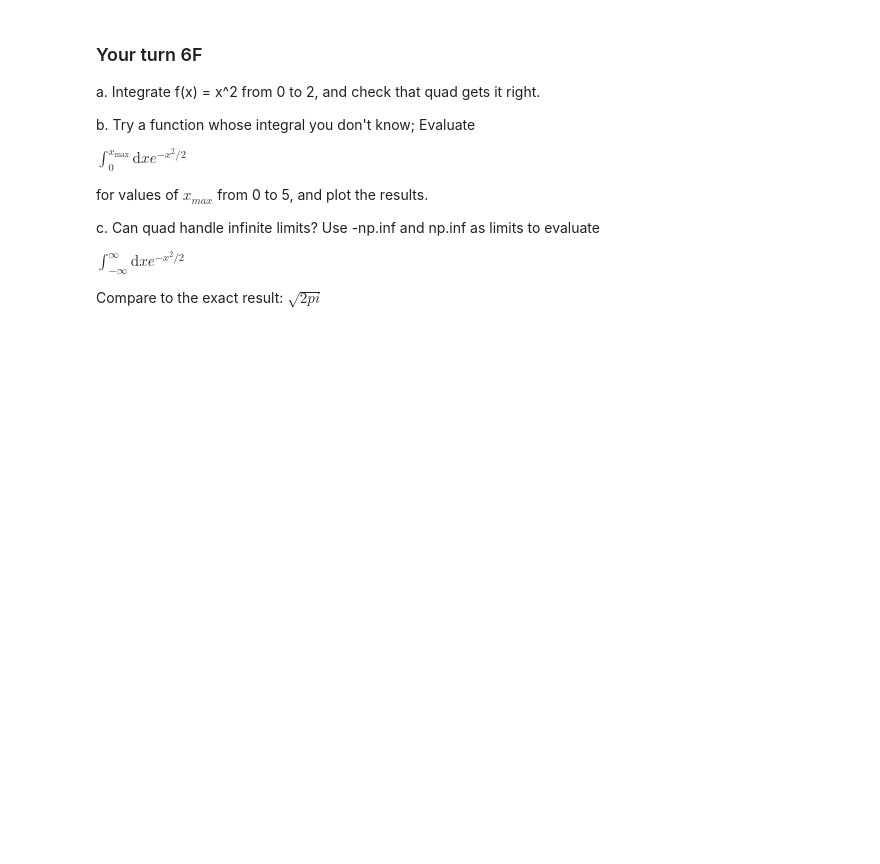
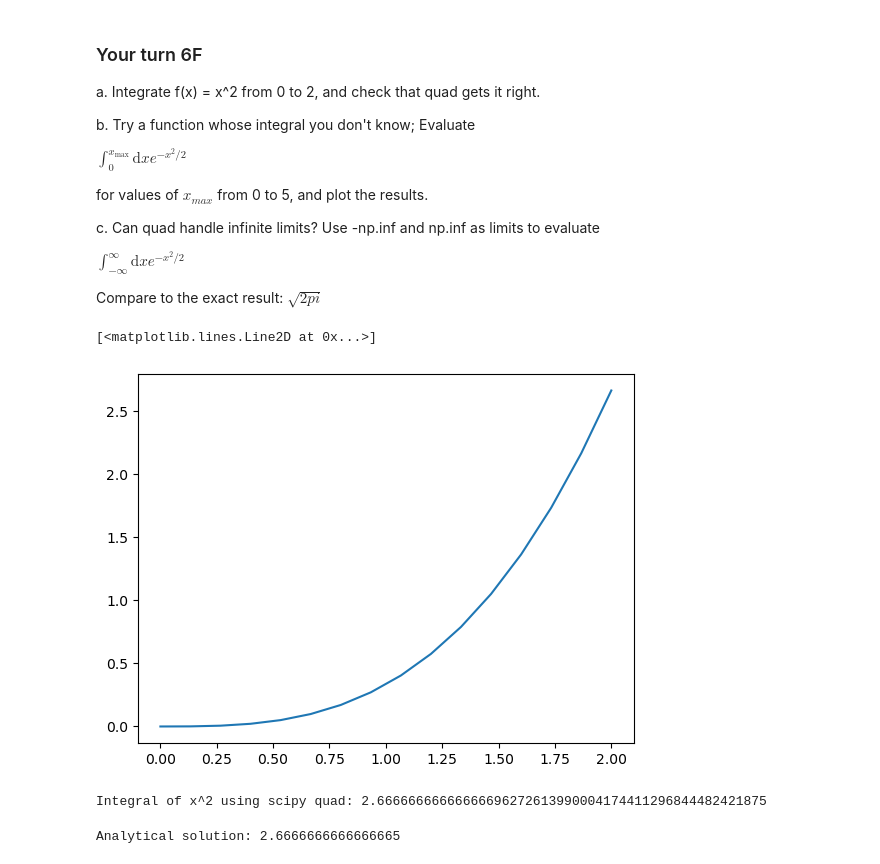
Before and after one commit to e-d-p-9/Physical-Modeling-with-Python, a Jupyter notebook: Ch6/ch6-notes.ipynb, the cells around one changed output. Drawn from its saved outputs; the diff is of its cells as text; code cells hidden in the pictures; blank space fills up the shorter version.

```diff
--- a/Ch6/ch6-notes.ipynb
+++ b/Ch6/ch6-notes.ipynb
@@ -1210,3 +1210,33 @@ c. Can quad handle infinite limits? Use -np.inf and np.inf as limits to evaluate
 $\int_{-\infty}^{\infty} \mathrm{d} x e^{-x^2/2}$
 
 Compare to the exact result: $\sqrt{2pi}$
+# %%
+#a.
+
+def f(x):
+    return x**2
+
+x_max = np.linspace(0, 2, 16)
+integral = np.zeros(x_max.size)
+for i in range(x_max.size):
+    integral[i], error = quad(f, 0, x_max[i])
+plt.plot(x_max, integral)
+# %% [output]
+[<matplotlib.lines.Line2D at 0x...>]
+[figure, added]
+# %%
+print(f"Integral of x^2 using scipy quad: {integral[-1]:.50f}")
+# %% [output]
+Integral of x^2 using scipy quad: 2.66666666666666696272613990004174411296844482421875
+# %%
+# find analytical solution
+# the anti derivative of x^2 is x^3/3
+
+def anti_f(x):
+    return x**3 / 3
+
+
+analytical_solution = anti_f(2) - anti_f(0)
+print(f"Analytical solution: {analytical_solution}")
+# %% [output]
+Analytical solution: 2.6666666666666665
```
